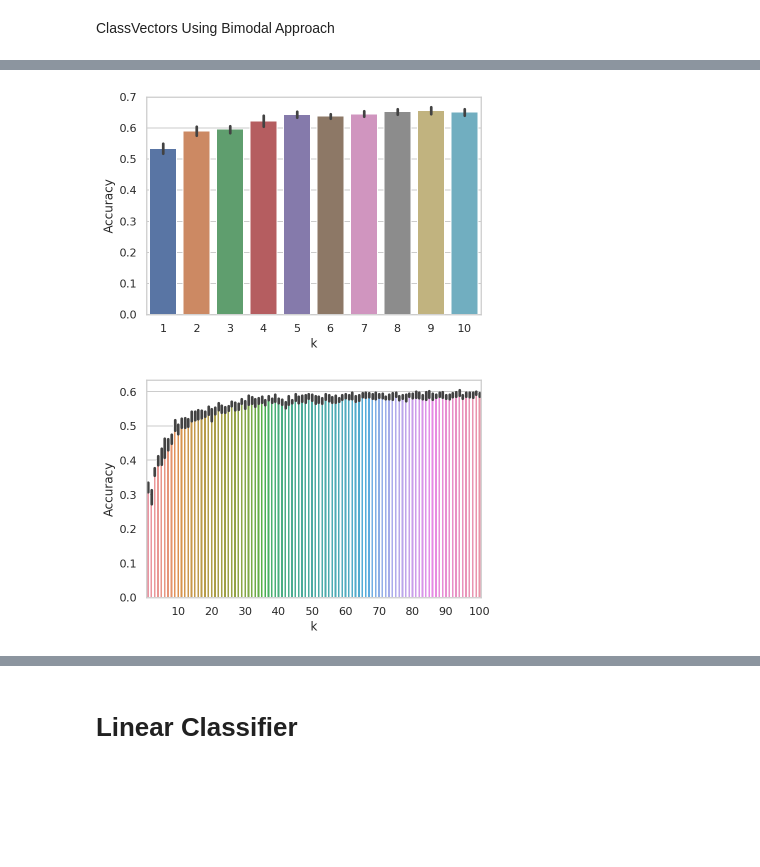
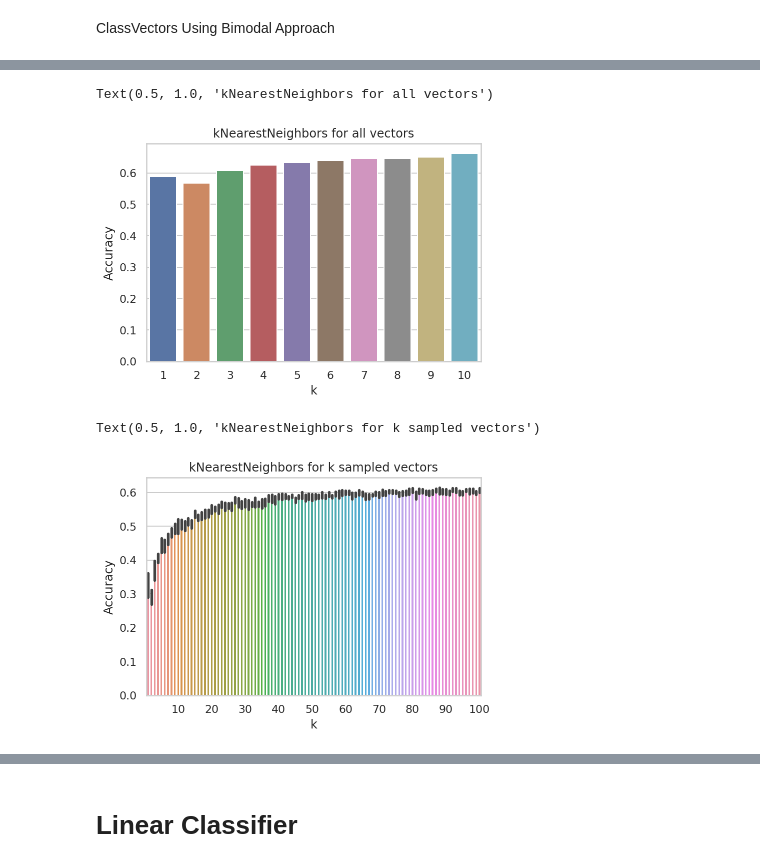
Before and after one commit to jerrychen109/CLIP-fewshot, a Jupyter notebook: Pipeline.ipynb, the cells around one changed output, grey strips where cells are left out. Drawn from its saved outputs; the diff is of its cells as text; code cells hidden in the pictures; blank space fills up the shorter version.

```diff
--- a/Pipeline.ipynb
+++ b/Pipeline.ipynb
@@ -588,0 +550,35 @@ Clipping input data to the valid range for imshow with RGB data ([0..1] for floa
+# %%
+def revisedClassifyImagesWithKNN(prototypeVector, images, trueLabels, k1, k2, iter, idxType=faiss.IndexFlatIP, recalc=True):
+  iterAccuracies = np.zeros(iter)
+  imageAccuracies = np.zeros(len(images))
+  for i in range(iter):
+    prototypeVector.getClassVectors(k1)
+    classVectDict = prototypeVector.allKVectors[k1]
+    labels_repeated_k = np.array(list(itertools.chain.from_iterable(itertools.repeat(cl, k1)
+                                              for cl in list(classVectDict.keys()))))
+    if k1 == -1:
+      labels_repeated_k = np.array([i for i in list(classVectDict.keys()) for j in range(len(classVectDict[i]))])
+    fKN = FaissKNeighbors(k=k2, idxType=idxType)
+    fKN.fit(np.array(list(classVectDict.values())).reshape(-1, 512), labels_repeated_k)
+    pred_labels = fKN.predict(images.cpu().numpy())
+    matching = (pred_labels == np.array(trueLabels))
+    iterAccuracies[i] = np.mean(matching)
+    accurate_labels = pred_labels[matching]
+    for i in range(len(trueLabels)):
+      if matching[i]:
+        imageAccuracies[i] += 1
+    true_lbl_cnt = Counter(np.array(trueLabels))
+    pred_lbl_cnt = Counter(pred_labels)
+    acc_lbl_cnt = Counter(accurate_labels)
+    selectLabelAccuracies = {}
+    for label in true_lbl_cnt:
+      selectLabelAccuracies[label] = acc_lbl_cnt[label] / true_lbl_cnt[label]
+    assignLabelAccuracies = {}
+    for label in pred_lbl_cnt:
+      assignLabelAccuracies[label] = acc_lbl_cnt[label] / pred_lbl_cnt[label]
+  imageAccuracies /= iter
+  imageAccuraciesLst = []
+  for i in range(len(images)): # If there is a more elegant way to do this in numpy, feel free to change it
+      imageAccuraciesLst.append((imageAccuracies[i], np.array(trueLabels)[i]))
+  totalAccuracy = np.mean(iterAccuracies)
+  return totalAccuracy, iterAccuracies, selectLabelAccuracies, assignLabelAccuracies, np.array(imageAccuraciesLst)
@@ -589,18 +587,20 @@ Clipping input data to the valid range for imshow with RGB data ([0..1] for floa
 # %%
 multRunsKNN = {}
 for k in tqdm(range(1, 11)):
-  multRunsKNN[k] = classifyImagesWithKNN(vector, encoded_images[:1000], test_labels[:1000], k, k, 100, recalc=True)
+  multRunsKNN[k] = revisedClassifyImagesWithKNN(vector, encoded_images[:1000], test_labels[:1000], -1, k, 10, recalc=True)
 # %%
 # %timeit classifyImagesWithKNN(encoded_images[:1000], test_labels[:1000], 10, 10, 10, recalc=True)
 # %%
 dataKNN = np.array([(key, np.array(value[1])) for key, value in multRunsKNN.items()], dtype=object)
 # %%
 df_KNN = pd.DataFrame.from_records(np.array(dataKNN), columns=['k', 'Accuracy'])
-df_KNN = df.explode("Accuracy")
+df_KNN = df_KNN.explode("Accuracy")
 # %%
 ax2 = sns.barplot(x="k", y="Accuracy", data=df_KNN)
+ax2.set_title("kNearestNeighbors for all vectors")
 # %% [output]
+Text(0.5, 1.0, 'kNearestNeighbors for all vectors')
-[figure, old version]
+[figure, new version]
 # %%
 # %timeit classifyImagesWithKNN(encoded_images[:1000], test_labels[:1000], 10, 10, 10, recalc=True)
 # %%
@@ -618,5 +618,7 @@ xticks=ax2.xaxis.get_major_ticks()
 for i in range(len(xticks)):
   if i%10!=9:
       xticks[i].set_visible(False)
+ax2.set_title("kNearestNeighbors for k sampled vectors")
 # %% [output]
+Text(0.5, 1.0, 'kNearestNeighbors for k sampled vectors')
-[figure, old version]
+[figure, new version]
```
Also changed, not shown: parts of 30 cells of this notebook.
